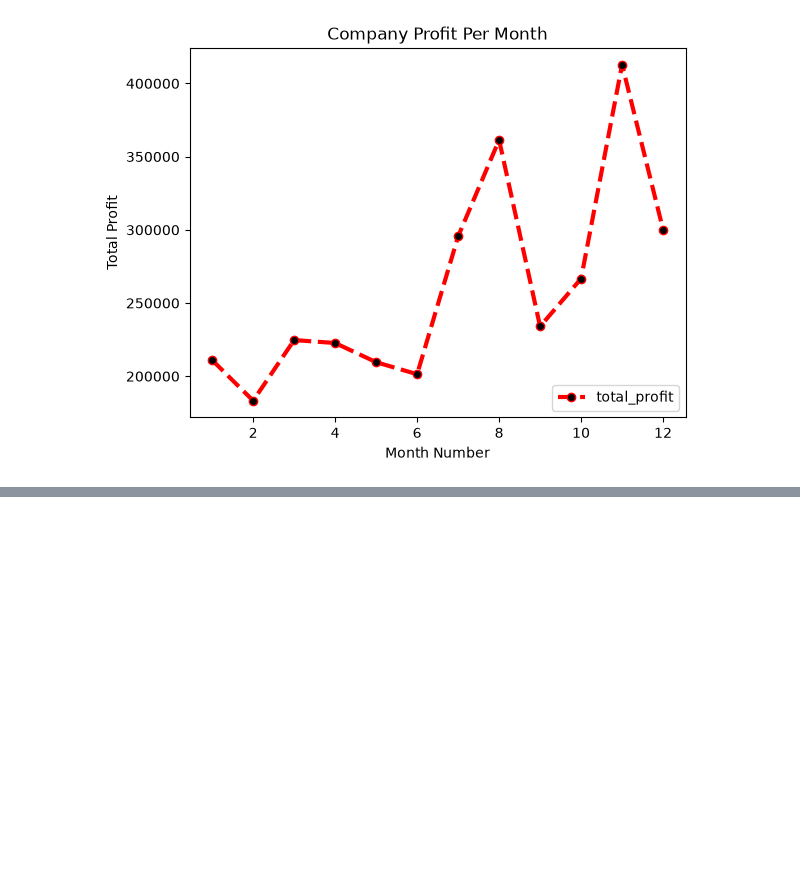
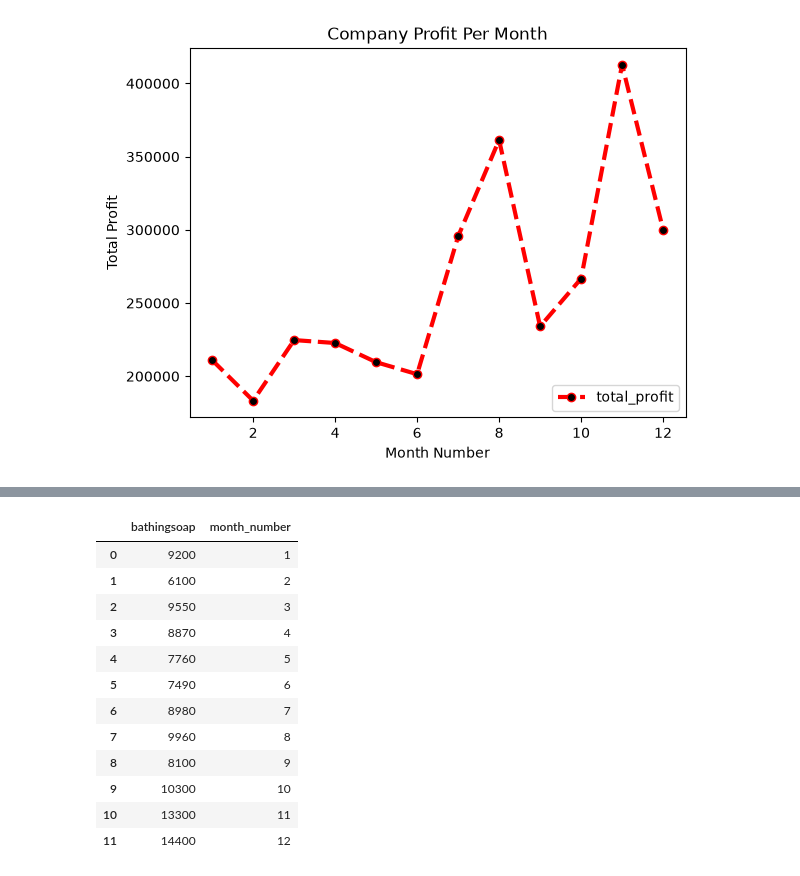
Before and after one commit to SuperSajid/SBA-386, a Jupyter notebook: SBA.ipynb, the cells around one changed output, grey strips where cells are left out. Cells and saved outputs as stored; diff of their text form; code cells hidden in the pictures; blank space fills up the shorter version.

```diff
--- a/SBA.ipynb
+++ b/SBA.ipynb
@@ -116,0 +195,16 @@ df.describe()
+# %%
+df[['bathingsoap', 'month_number']]
+# %% [output]
+|  | bathingsoap | month_number |
+| 0 | 9200 | 1 |
+| 1 | 6100 | 2 |
+| 2 | 9550 | 3 |
+| 3 | 8870 | 4 |
+| 4 | 7760 | 5 |
+| 5 | 7490 | 6 |
+| 6 | 8980 | 7 |
+| 7 | 9960 | 8 |
+| 8 | 8100 | 9 |
+| 9 | 10300 | 10 |
+| 10 | 13300 | 11 |
+| 11 | 14400 | 12 |
```
Also changed, not shown: parts of 2 cells of this notebook.
